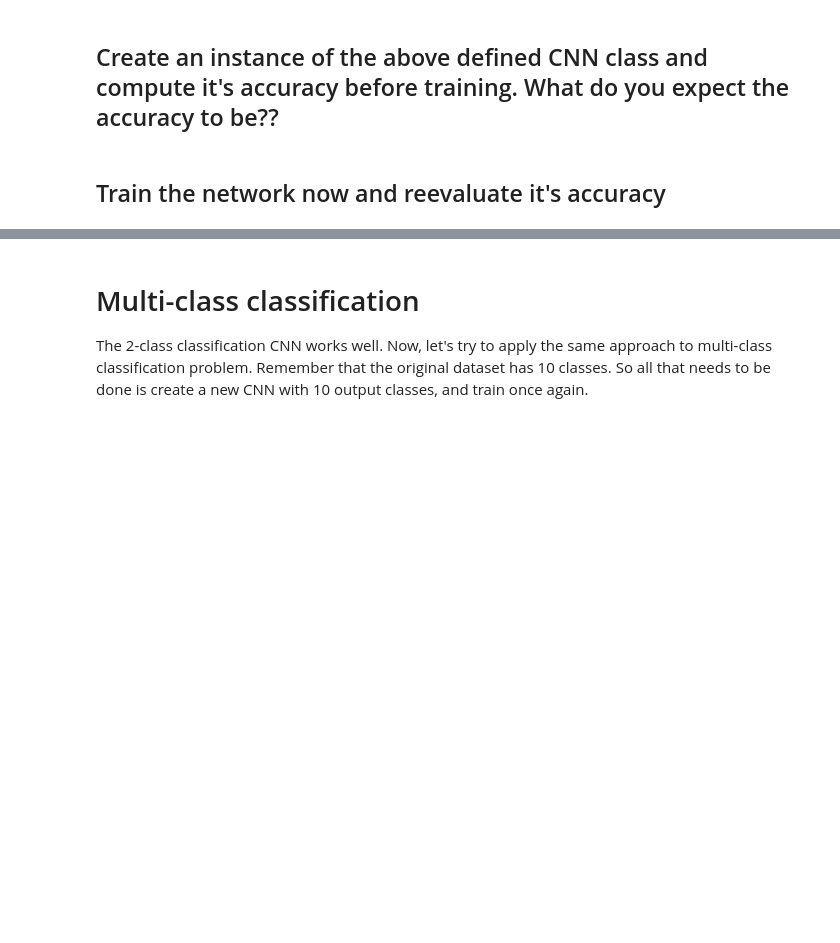
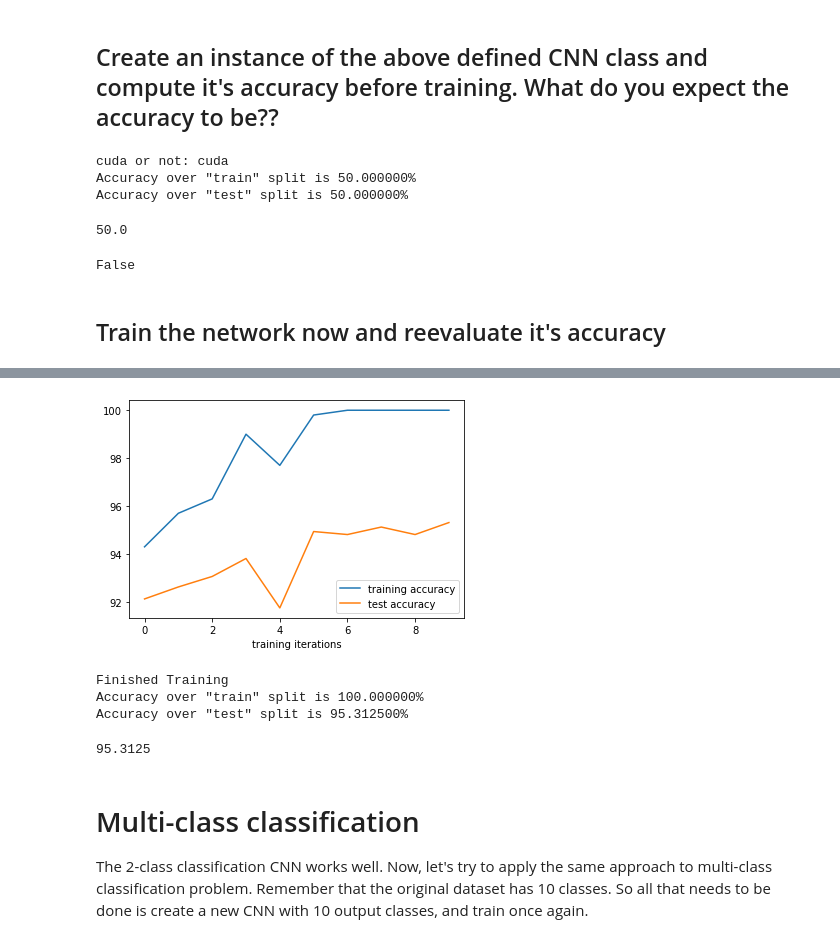
Before and after one commit to lukaszbinden/ethz-iacv-2020, a Jupyter notebook: exercise_3/3_CNN_classification.ipynb, the cells around one changed output, grey strips where cells are left out. Cells and saved outputs as stored; diff of their text form; code cells hidden in the pictures; blank space fills up the shorter version.

```diff
--- a/exercise_3/3_CNN_classification.ipynb
+++ b/exercise_3/3_CNN_classification.ipynb
@@ -337,7 +449,8 @@ def train(cnn,
           loader_test,
           num_epochs,
           learning_rate = 0.001,
-          track_accuracy = False):
+          track_accuracy = False,
+          device="cpu"):
 
     # ===================
     # define the loss to be minimized
@@ -353,7 +466,10 @@ def train(cnn,
     # ===================
     optimizer = optim.SGD(cnn.parameters(),
                         lr = learning_rate,
+                        weight_decay = 0.01,
                         momentum = 0.9)
+    lr_scheduler = optim.lr_scheduler.ReduceLROnPlateau(optimizer, patience=2)
+
 
     # ===================
     # set the model into training mode
@@ -362,6 +478,11 @@ def train(cnn,
 
     tr_acc = []
     ts_acc = []
+
+    if isinstance(device, str):
+        tdevice = torch.device(device)
+    else:
+        tdevice = device
 
     # ===================
     # In each epoch, run the optimizer operation on each batch
@@ -373,16 +494,21 @@ def train(cnn,
         for i, batch in enumerate(loader_train):
 
             X_batch, y_batch = batch
+            X_batch = X_batch.to(tdevice)  # same device as CNN
             y_batch = y_batch.type(torch.long)
+            y_batch = y_batch.to(tdevice)  # same device as CNN
 
             # zero the parameter gradients
             optimizer.zero_grad()
 
             # forward pass
             predictions_batch = cnn(X_batch)
+            # print(f"1 predictions_batch={predictions_batch.shape} y_batch={y_batch.shape}")
 
             # calculate loss for the provided predictions and ground truth labels
-            y_batch = torch.max(predictions_batch, 1)[1]
+            # y_batch = torch.max(predictions_batch, 1)[1]
+            # print(f"2 y_batch={y_batch.shape}")
+
             loss = criterion(predictions_batch, y_batch)
 
             epoch_loss += float(loss)
@@ -392,6 +518,7 @@ def train(cnn,
 
             # update learnable parameters according to gradients
             optimizer.step()
+        lr_scheduler.step(epoch_loss)
 
         # ===================
         # track the training and test accuracy.
@@ -404,11 +531,13 @@ def train(cnn,
             tr_acc.append(compute_accuracy(data_loader = loader_train,
                                            cnn = cnn,
                                            split = 'train',
-                                           print_output = False))
+                                           print_output = False,
+                                           device=device))
             ts_acc.append(compute_accuracy(data_loader = loader_test,
                                            cnn = cnn,
                                            split = 'test',
-                                           print_output = False))
+                                           print_output = False,
+                                           device=device))
 
         epoch_loss /= len(loader_train)
         print('Epoch {}/{} training loss {:02f}'.format(epoch+1, num_epochs, epoch_loss))
@@ -431,16 +560,31 @@ def train(cnn,
 # ===========================================================================
 cnn_two_classes = CNN(num_out_classes = 2)
 
+device = torch.device('cuda' if torch.cuda.is_available() else 'cpu')
+print(f"cuda or not: {device}")
+cnn_two_classes = cnn_two_classes.to(device)
+
 # ===========================================================================
 # compute the accuracy of the CNN
 # ===========================================================================
 compute_accuracy(data_loader = loader_two_classes_train,
                  cnn = cnn_two_classes,
-                 split = 'train')
+                 split = 'train',
+                 device=device)
 
 compute_accuracy(data_loader = loader_two_classes_test,
                  cnn = cnn_two_classes,
-                 split = 'test')
+                 split = 'test',
+                 device=device)
+# %% [output]
+cuda or not: cuda
+Accuracy over "train" split is 50.000000%
+Accuracy over "test" split is 50.000000%
+50.0
+# %%
+isinstance(device, str)
+# %% [output]
+False
 # %% [markdown]
 ## Train the network now and reevaluate it's accuracy
 # %%
@@ -450,15 +594,20 @@ compute_accuracy(data_loader = loader_two_classes_test,
 train(cnn = cnn_two_classes,
       loader_train = loader_two_classes_train,
       loader_test = loader_two_classes_test,
-      num_epochs = 10)
+      num_epochs = 10,
+      track_accuracy = True,
+      device=device)
 
 # ===========================================================================
 # Let's reevaluate accuracy now. Did the magic happen?
 # ===========================================================================
 compute_accuracy(data_loader = loader_two_classes_train,
                  cnn = cnn_two_classes,
-                 split = 'train')
+                 split = 'train',
+                 device=device)
 
 compute_accuracy(data_loader = loader_two_classes_test,
                  cnn = cnn_two_classes,
-                 split = 'test')
+                 split = 'test',
+                 device=device)
+# %% [output]
@@ -465,3 +624,8 @@ compute_accuracy(data_loader = loader_two_classes_test,
+[figure, added]
+Finished Training
+Accuracy over "train" split is 100.000000%
+Accuracy over "test" split is 95.312500%
+95.3125
 # %% [markdown]
 # Multi-class classification
 
```
Also changed, not shown: parts of 34 cells of this notebook, 2 other files.
